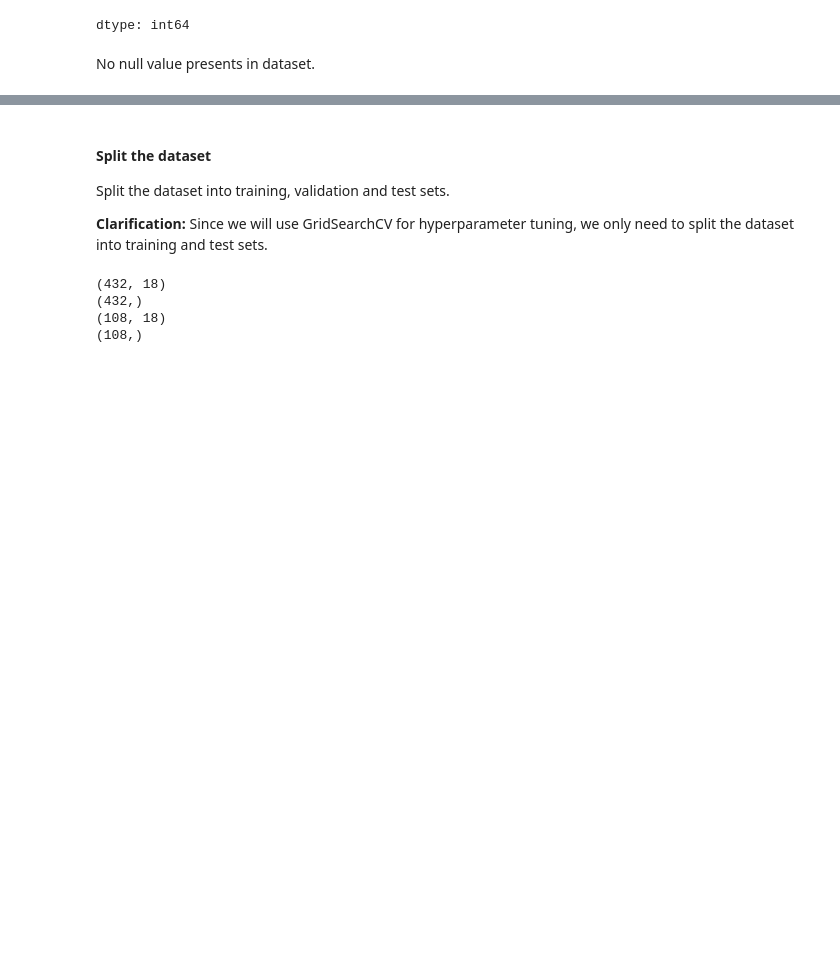
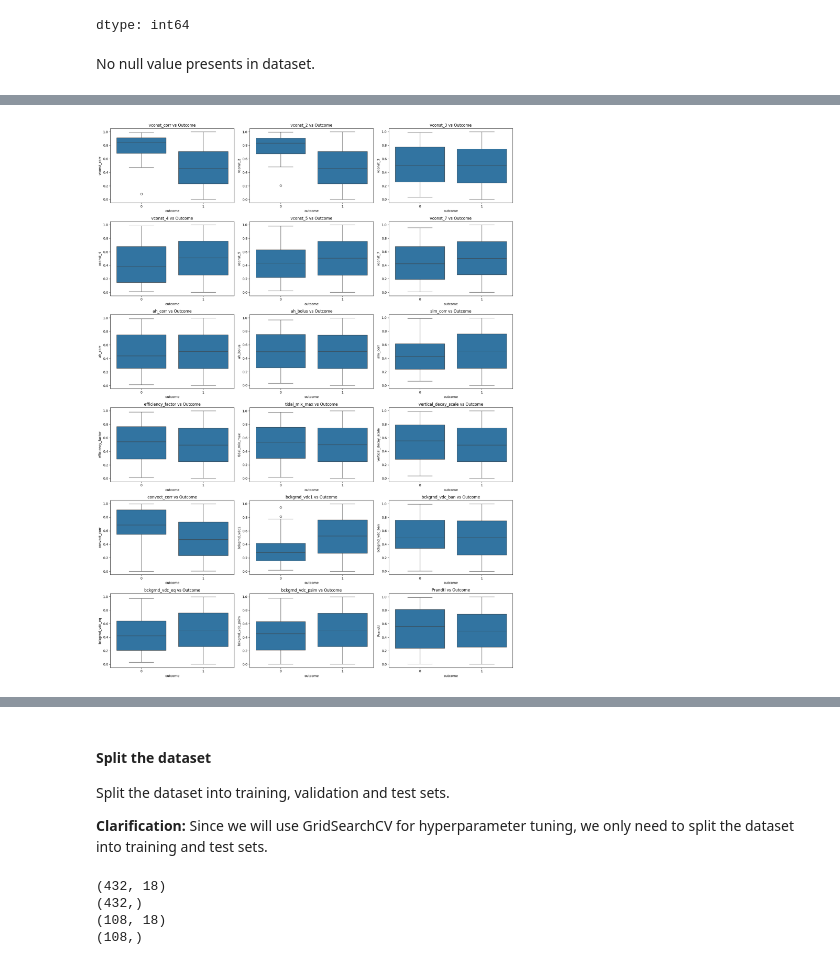
Before and after one commit to HJyeoh/Climate-Model-Simulation-Outcome-Prediction, a Jupyter notebook: CPC251_Project_Part_1_Group_Climate1.ipynb, the cells around one changed output, grey strips where cells are left out. Drawn from its saved outputs; the diff is of its cells as text; code cells hidden in the pictures; blank space fills up the shorter version.

```diff
--- a/CPC251_Project_Part_1_Group_Climate1.ipynb
+++ b/CPC251_Project_Part_1_Group_Climate1.ipynb
@@ -86,0 +110,27 @@ d
+# %%
+features_to_check = [
+    'vconst_corr', 'vconst_2', 'vconst_3', 'vconst_4', 'vconst_5', 'vconst_7',
+    'ah_corr', 'ah_bolus', 'slm_corr', 'efficiency_factor', 'tidal_mix_max',
+    'vertical_decay_scale', 'convect_corr', 'bckgrnd_vdc1', 'bckgrnd_vdc_ban',
+    'bckgrnd_vdc_eq', 'bckgrnd_vdc_psim', 'Prandtl'
+]
+
+n_features = len(features_to_check)
+n_cols = 3  # number of plots per row
+n_rows = (n_features + n_cols - 1) // n_cols  # compute number of rows
+
+fig, axes = plt.subplots(n_rows, n_cols, figsize=(18, n_rows*4))
+axes = axes.flatten()  # flatten to 1D array for easy iteration
+
+for i, f in enumerate(features_to_check):
+    sns.boxplot(x='outcome', y=f, data=df, ax=axes[i])
+    axes[i].set_title(f"{f} vs Outcome")
+
+# Remove any empty subplots
+for j in range(i+1, len(axes)):
+    fig.delaxes(axes[j])
+
+plt.tight_layout()
+plt.show()
+# %% [output]
+[figure, added]
```
Also changed, not shown: parts of 4 cells of this notebook.
